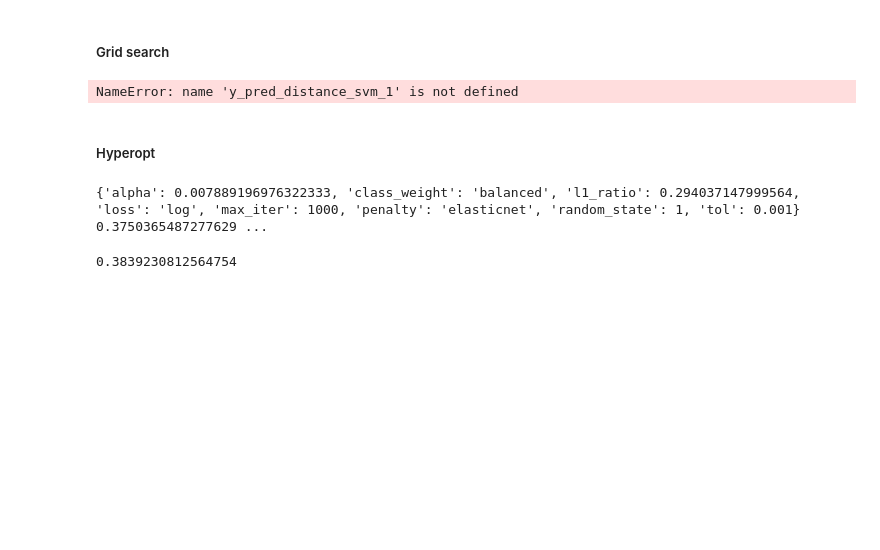
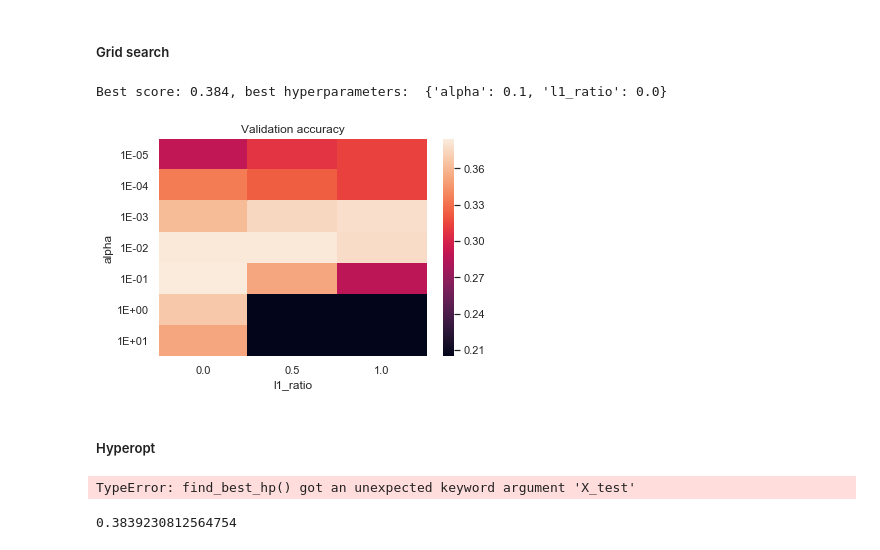
Before and after one commit to tloeber/Springboard, a Jupyter notebook: capstone_lending_club/2a_modeling.ipynb, the cells around one changed output. Cells and saved outputs as stored; diff of their text form; code cells hidden in the pictures; blank space fills up the shorter version.

```diff
--- a/capstone_lending_club/2a_modeling.ipynb
+++ b/capstone_lending_club/2a_modeling.ipynb
@@ -189,7 +189,7 @@ feature_names_small = joblib.load('data_processed/feature_names_small')
 ## Predictive models
 # %%
 # Dictionaries to store results for SMALL data set
-average_precision_1 = {}
+# average_precision_1 = {}
 classification_reports_1 = {}
 most_important_features_1 = {}
 # Note that models with small data were estimated on a different subset
@@ -197,6 +197,6 @@ most_important_features_1 = {}
 # importance on these data, unless re-estimating models!
 
 # Dictionaries to store results for WHOLE data set
-average_precision_2 = {}
+# average_precision_2 = {}
 classification_reports_2 = {}
 most_important_features_2 = {}
@@ -212,14 +324,14 @@ rf_1.fit(X_train_small, y_train_small)
 y_pred_rf_1 = rf_1.predict(X_test_small)
 y_pred_proba_rf_1 = rf_1.predict_proba(X_test_small)[:, 1]
 
-# Save results
-average_precision_1['random forests'] = \
-    average_precision_score(y_test_small, y_pred_proba_rf_1)
-classification_reports_1['random forests'] = \
-    classification_report(y_test_small, y_pred_rf_1)
+# # Save results
+# average_precision_1['random forests'] = \
+#     average_precision_score(y_test_small, y_pred_proba_rf_1)
+# classification_reports_1['random forests'] = \
+#     classification_report(y_test_small, y_pred_rf_1)
 
-# Compute feature importance and sort
-most_important_features_1['random forests'] = \
-    pd.Series(rf_1.feature_importances_, index=feature_names) \
-            .sort_values(ascending=False) \
-            .iloc[: 10]
+# # Compute feature importance and sort
+# most_important_features_1['random forests'] = \
+#     pd.Series(rf_1.feature_importances_, index=feature_names) \
+#             .sort_values(ascending=False) \
+#             .iloc[: 10]
@@ -830,27 +810,28 @@ svm_lin_gs_1 = joblib.load('saved_models/svm_lin_gs_1.joblib')
 # %%
 # Prediction of class
 y_pred_svm_lin_1 = svm_lin_gs_1.predict(X_test_small)
 # Distance from separating hyperplane
 y_pred_distance_svm_lin_1 = svm_lin_gs_1.decision_function(X_test_small)
 
 # Save results
 average_precision_1['SVM (Linear Kernel)'] = \
-    average_precision_score(y_test_small, y_pred_distance_svm_1)
+    average_precision_score(y_test_small, y_pred_distance_svm_lin_1)
 classification_reports_1['SVM (Linear Kernel)'] = \
-    classification_report(y_test_small, y_pred_svm_1)
+    classification_report(y_test_small, y_pred_svm_lin_1)
 
 # Visualize grid search results
 gs_heatmap(svm_lin_gs_1, x_digits=1, x_scientific_notation=False)
 # %% [output]
-NameError: name 'y_pred_distance_svm_1' is not defined
+Best score: 0.384, best hyperparameters:  {'alpha': 0.1, 'l1_ratio': 0.0}
+[figure, added]
 # %%
 average_precision_1
 # %% [markdown]
 ##### Hyperopt
 # %%
-
+# Search space
 space = {
-    'loss': 'log',
+    'loss': 'hinge',
     'penalty': 'elasticnet',
     'class_weight': 'balanced',
     'max_iter': 1000,
@@ -861,16 +842,12 @@ space = {
 }
 
 # Find best hyperparameters
-best_p, ap = find_best_hp(
-      SGDClassifier, space,
+find_best_hp(
+      SGDClassifier, space, file_name='svm_lin_hp_1'
       X_train=X_train_small, y_train=y_train_small,
-      X_test=X_test_small, y_test=y_test_small,
-      max_evals=8*11, n_jobs=3, n_folds=3,
-      progress_file='progress_lr.csv')
-
-print(best_p, ap)
+      max_evals=8*11, n_jobs=3, n_folds=3)
 # %% [output]
-{'alpha': 0.007889196976322333, 'class_weight': 'balanced', 'l1_ratio': 0.294037147999564, 'loss': 'log', 'max_iter': 1000, 'penalty': 'elasticnet', 'random_state': 1, 'tol': 0.001} 0.3750365487277629 ...
+TypeError: find_best_hp() got an unexpected keyword argument 'X_test'
 # %%
 progress_lr = pd.read_csv('progress_lr.csv')
 # %%
```
Also changed, not shown: parts of 34 cells of this notebook.
